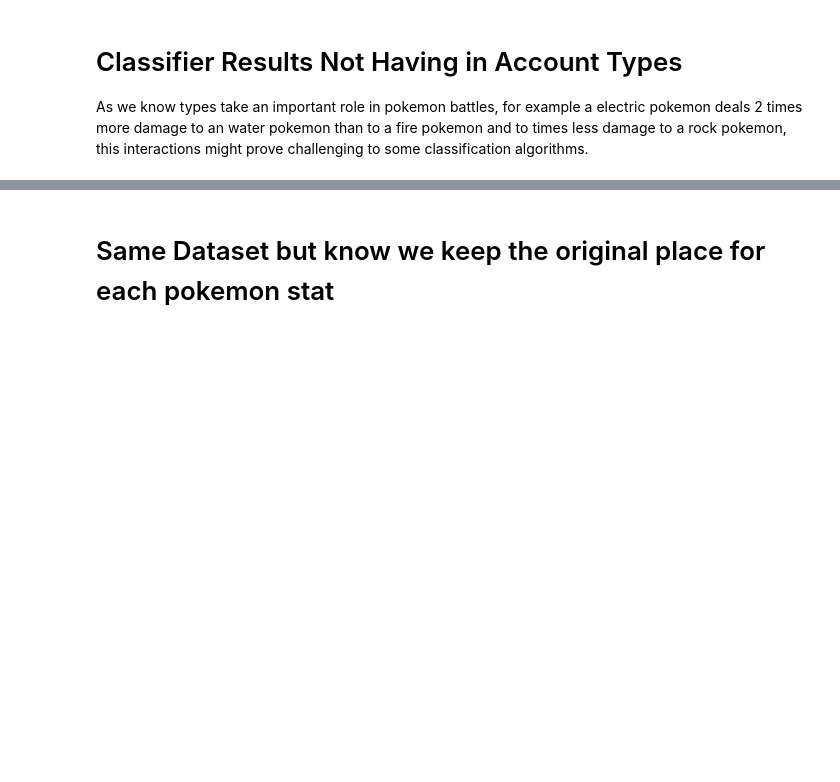
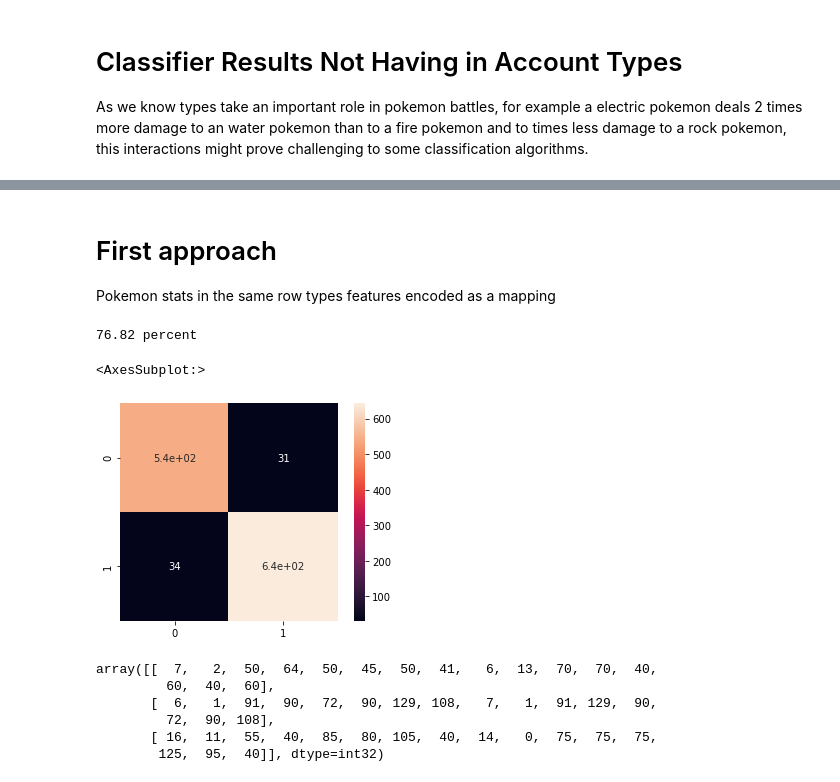
Before and after one commit to Pedro-Lopes-Frisson/TAA, a Jupyter notebook: projeto/Untitled.ipynb, the cells around one changed output, grey strips where cells are left out. Cells and saved outputs as stored; diff of their text form; code cells hidden in the pictures; blank space fills up the shorter version.

```diff
--- a/projeto/Untitled.ipynb
+++ b/projeto/Untitled.ipynb
@@ -285,6 +381,6 @@ pd.DataFrame(zip(data_pd_frame.columns, np.transpose(clf.coef_[0])), columns=['f
 # %%
-X_Most_Imp_Features = data_pd_frame.drop(columns=["HP Diff", "Sp. Atk diff", "Sp. Def dif", "Legendary", "Win"])
 
+X_Most_Imp_Features = data_pd_frame.drop(columns=["HP Diff", "Sp. Atk diff", "Sp. Def dif"])
 X_train, X_test, y_train, y_test = train_test_split(X_Most_Imp_Features, y, test_size=0.25, random_state=42)
 randomFlorestclf = RandomForestClassifier(n_estimators=100)
 model = randomFlorestclf.fit(X_train,y_train)
@@ -311,14 +410,0 @@ X_train, X_test, y_train, y_test = train_test_split(X, y, test_size=0.25, random
-# %%
-
-clf = RandomForestClassifier(n_estimators=100)
-model = clf.fit(X_train[:30500],y_train[:30500])
-pred = model.predict(X_test)
-# print('Accuracy of {}:'.format(name), accuracy_score(pred, y_test))
-print('Accuracy :', accuracy_score(pred, y_test))
-print(classification_report(y_test, pred))
-
-
-pred = model.predict(X_train[30500:])
-# print('Accuracy of {}:'.format(name), accuracy_score(pred, y_test))
-print('Accuracy :', accuracy_score(pred, y_train[30500:]))
-print(classification_report(y_train[30500:], pred))
@@ -361,17 +410,0 @@ print(data[0])
-# %%
-
-print(pokemon.columns)
-
-X = data[:, :-1].astype(int)
-y = data[:, -1].astype(int)
-
-print(X)
-X_train, X_test, y_train, y_test = train_test_split(X, y, test_size=0.25, random_state=42)
-
-clf = LogisticRegression(C=0.1,max_iter=10000)
-clf.fit(X_train, y_train)
-y_pred_log_reg = clf.predict(X_test)
-acc_log_reg = round( clf.score(X_test, y_test) * 100, 2)
-print(str(acc_log_reg) + ' percent')
-
-pd.DataFrame(zip(data_pd_frame.columns, np.transpose(clf.coef_[0])), columns=['features', 'coef'])
@@ -385,20 +411,21 @@ print(classification_report(y_test, pred))
-# %% [markdown]
-# Same Dataset but know we keep the original place for each pokemon stat
+# %% [markdown]
+# First approach
+
+Pokemon stats in the same row types features encoded as a mapping
 # %%
-print(data[0])
+data = data_with_types.drop(columns=["Win", "Legendary", "Generation"]).values
 # %%
+X = data[:, :-1].astype(int)
 
-
-print(pokemon.columns)
-
-X = data[:, :-1].astype(int)
-y = data[:, -1].astype(int)
-
-print(X)
 X_train, X_test, y_train, y_test = train_test_split(X, y, test_size=0.25, random_state=42)
 
 clf = LogisticRegression(C=0.1,max_iter=10000)
 clf.fit(X_train, y_train)
 y_pred_log_reg = clf.predict(X_test)
 acc_log_reg = round( clf.score(X_test, y_test) * 100, 2)
 print(str(acc_log_reg) + ' percent')
+sns.heatmap(confusion_matrix(y_test, pred), square=True, annot=True)
+# %% [output]
+76.82 percent
+<AxesSubplot:>
+[figure, added]
@@ -407,0 +432,9 @@ clf.fit(X, y)
+# %%
+data[:3,:]
+# %% [output]
+array([[  7,   2,  50,  64,  50,  45,  50,  41,   6,  13,  70,  70,  40,
+         60,  40,  60],
+       [  6,   1,  91,  90,  72,  90, 129, 108,   7,   1,  91, 129,  90,
+         72,  90, 108],
+       [ 16,  11,  55,  40,  85,  80, 105,  40,  14,   0,  75,  75,  75,
+        125,  95,  40]], dtype=int32)
```
Also changed, not shown: parts of 47 cells of this notebook.
